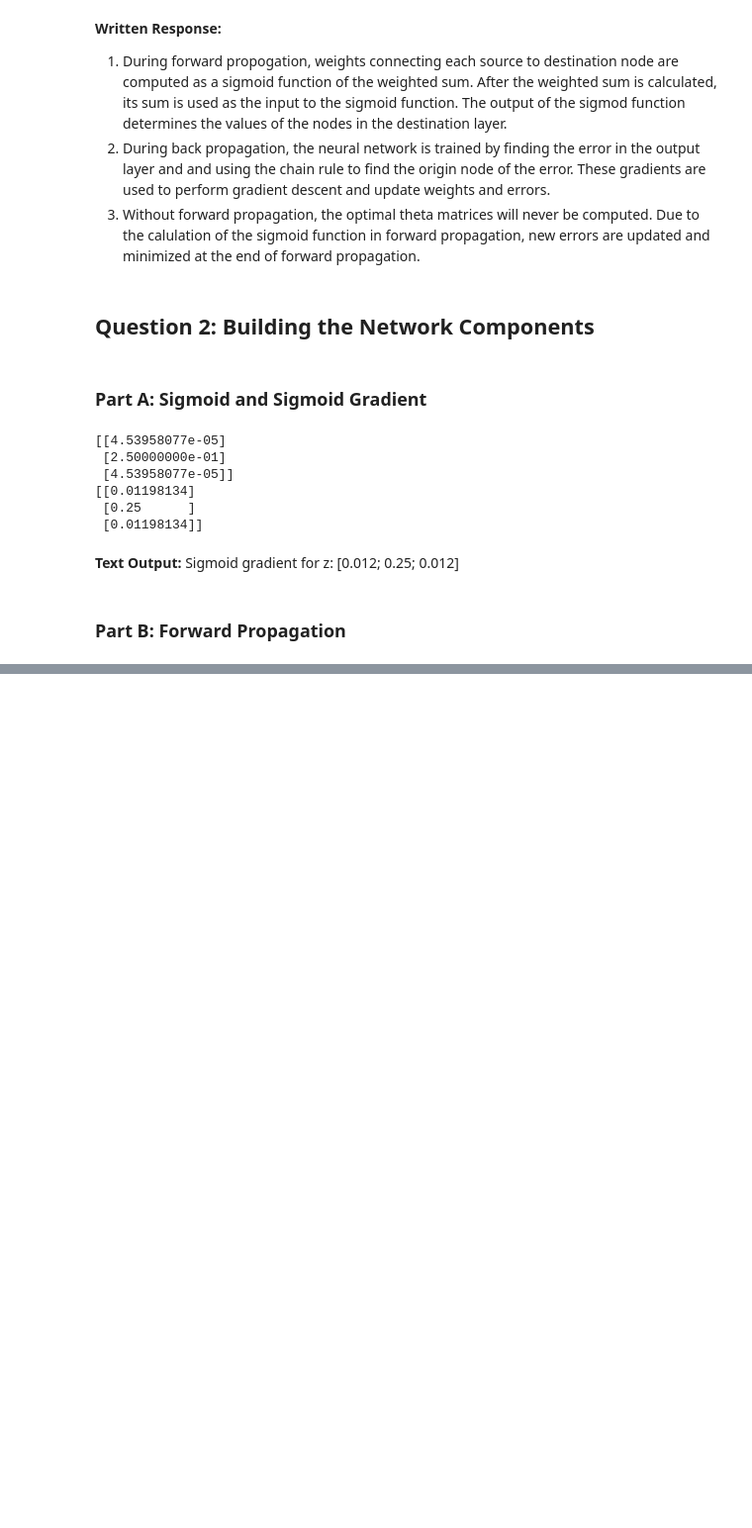
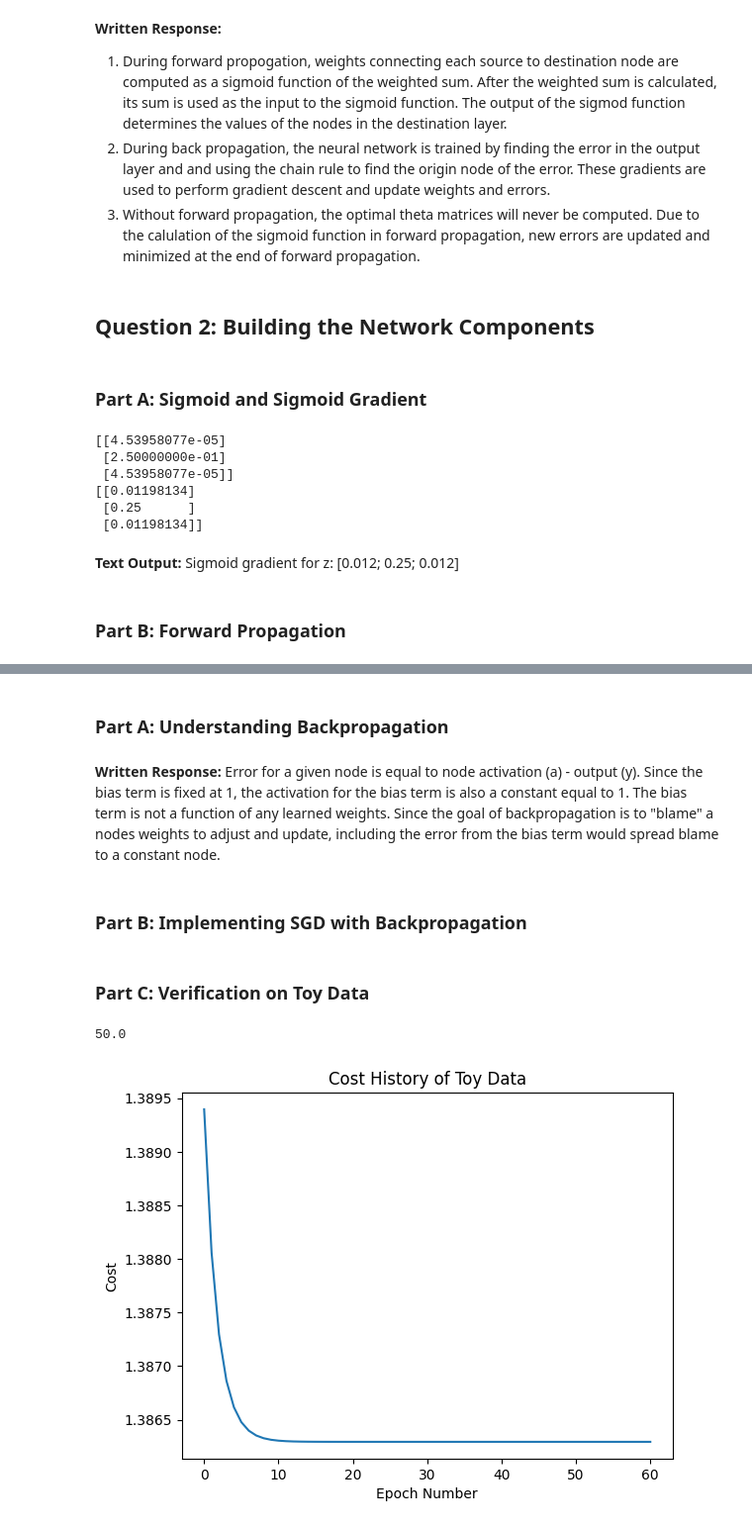
Before and after one commit to nstarace/Machine-Learning, a Jupyter notebook: Homework 6/ps6_python_Starace_Nicholas/ps6_python_Starace_Nicholas.ipynb, the cells around one changed output, grey strips where cells are left out. Shown at 99% size. Drawn from its saved outputs; the diff is of its cells as text; code cells hidden in the pictures; blank space fills up the shorter version.

```diff
--- a/Homework 6/ps6_python_Starace_Nicholas/ps6_python_Starace_Nicholas.ipynb
+++ b/Homework 6/ps6_python_Starace_Nicholas/ps6_python_Starace_Nicholas.ipynb
@@ -95,0 +135,13 @@ print(h_x)
+# %%
+# Test and Verify Cost Function
+y_toy = np.array([1, 2, 1])
+y_toy_0th= y_toy - 1        # Index from 0
+K = 2                       # Number of classes
+
+lambda_val = 0
+J = nnCost(Theta1_toy, Theta2_toy, X_toy, y_toy_0th, K, lambda_val)
+print(J)
+
+lambda_val = 0.1
+J = nnCost(Theta1_toy, Theta2_toy, X_toy, y_toy_0th, K, lambda_val)
+print(J)
@@ -95,0 +158,6 @@ print(h_x)
+# %% [markdown]
+### Part A: Understanding Backpropagation
+# %% [markdown]
+**Written Response:** Error for a given node is equal to node activation (a) - output (y). Since the bias term is fixed at 1, the activation for the bias term is also a constant equal to 1. The bias term is not a function of any learned weights. Since the goal of backpropagation is to "blame" a nodes weights to adjust and update, including the error from the bias term would spread blame to a constant node.
+# %% [markdown]
+### Part B: Implementing SGD with Backpropagation
@@ -95,0 +223,38 @@ print(h_x)
+# %% [markdown]
+### Part C: Verification on Toy Data
+# %%
+import matplotlib.pyplot as plt
+
+X_verify = np.array([[0, 0], [0, 1], [1, 0], [1, 1]])
+y_verify = np.array([1, 2, 2, 1])
+y_verify0th = y_verify - 1              # Index from 0
+
+# NN Dimensions
+input_layer_size = 2
+hidden_layer_size = 4
+num_labels = 2
+alpha = 0.5
+lambda_val = 0
+MaxEpochs = 50 + int(np.floor(D/2))
+random_seed = D
+
+# Run NN
+Theta1, Theta2, cost_history = sGD(input_layer_size, hidden_layer_size, num_labels, X_verify, y_verify0th, lambda_val, alpha, MaxEpochs, random_seed)
+
+# Plot Cost History
+EpochX = np.arange(MaxEpochs) # Generate Vector of indices for plotting
+plt.plot(EpochX, cost_history)
+plt.xlabel("Epoch Number")
+plt.ylabel("Cost")
+plt.title("Cost History of Toy Data")
+
+# Compute Accuracy
+p, A3 = predict(Theta1, Theta2, X_verify)
+p = p + 1 # Convert back to indexing from 1
+
+TotalCorr = (y_verify == p).sum()
+Acc = (TotalCorr / len(y_verify)) * 100
+print(Acc)
+# %% [output]
+50.0
+[figure, added]
```
Also changed, not shown: parts of 41 cells of this notebook, 1 other file.
